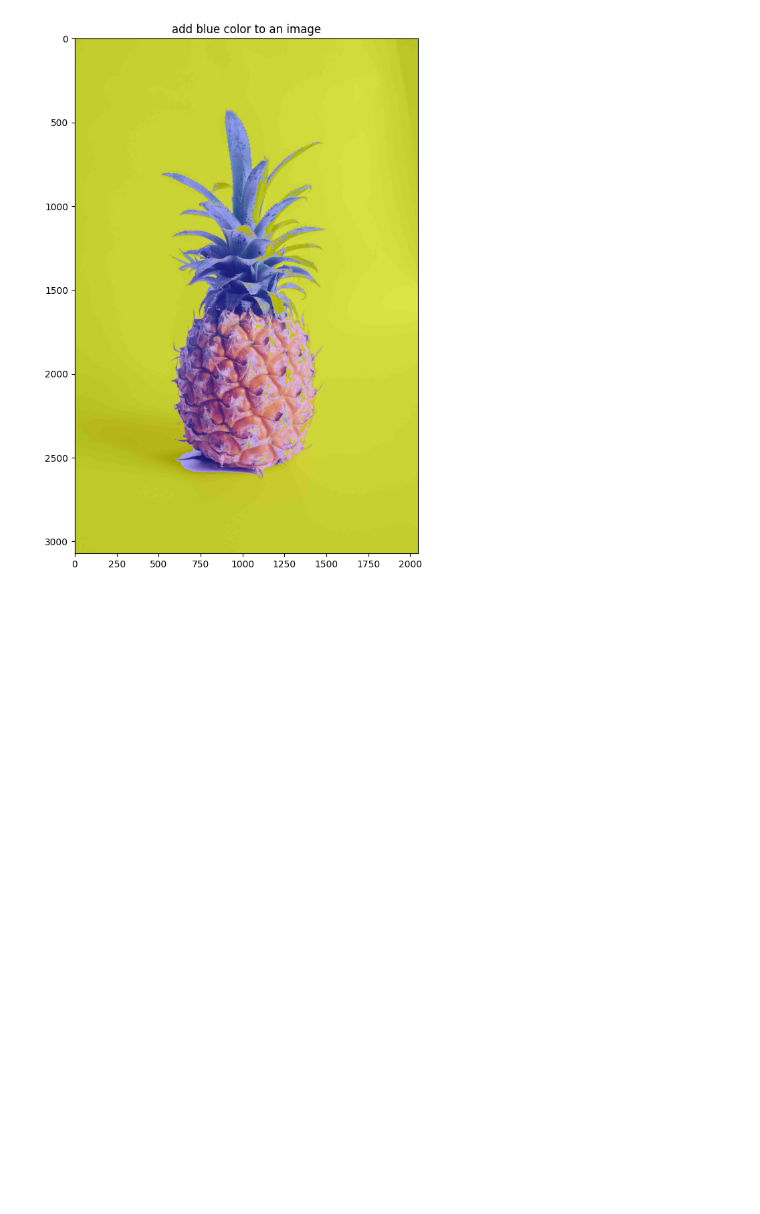
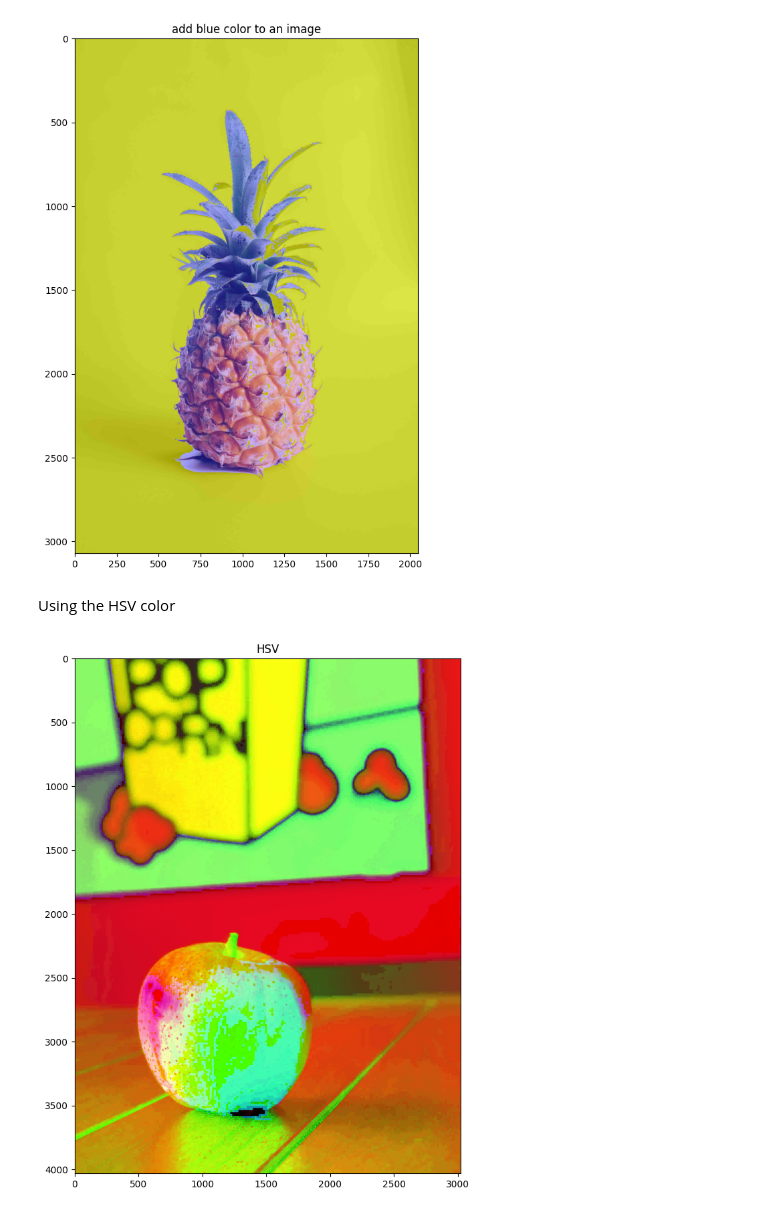
Before and after one commit to NchourupouoM/Computer_vision, a Jupyter notebook: day_1_opencv.ipynb, the cells around one changed output. Saved outputs shown, nothing was run; the diff lists cells and outputs as text; code cells hidden in the pictures; blank space fills up the shorter version.

Commit message:
Using the HSV color

```diff
--- a/day_1_opencv.ipynb
+++ b/day_1_opencv.ipynb
@@ -93,3 +93,12 @@ imshow("Merged", image=merged)
 imshow("add blue color to an image", image=cv2.merge([B+100,G,R]))
 # %% [output]
 [figure]
+# %% [markdown]
+Using the HSV color
+# %%
+image = cv2.imread('Photos/apple.jpeg')
+# Convertir en HSV
+hsv_image = cv2.cvtColor(image, cv2.COLOR_BGR2HSV)
+imshow('HSV', hsv_image)
+# %% [output]
+[figure, added]
```
Also changed, not shown: parts of 1 cell of this notebook.
